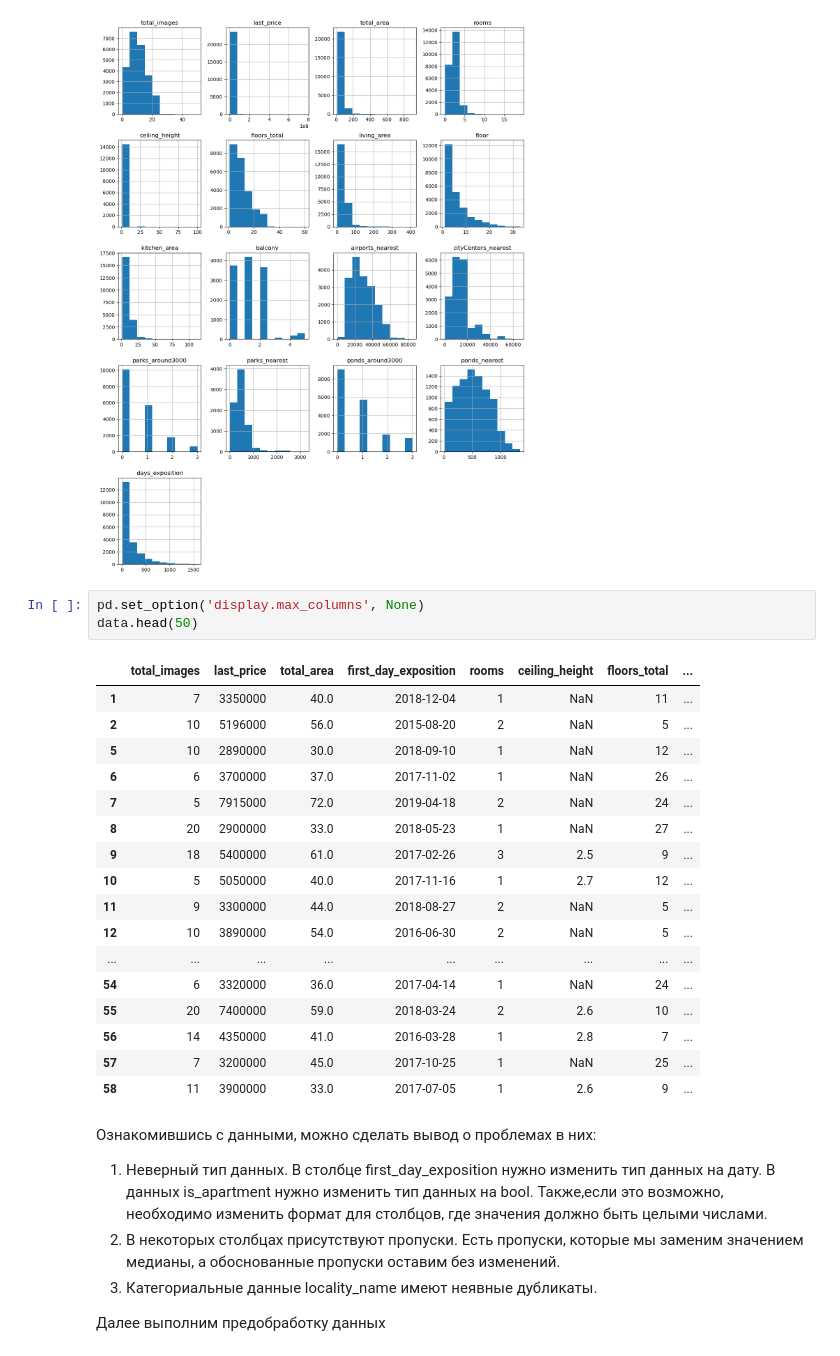
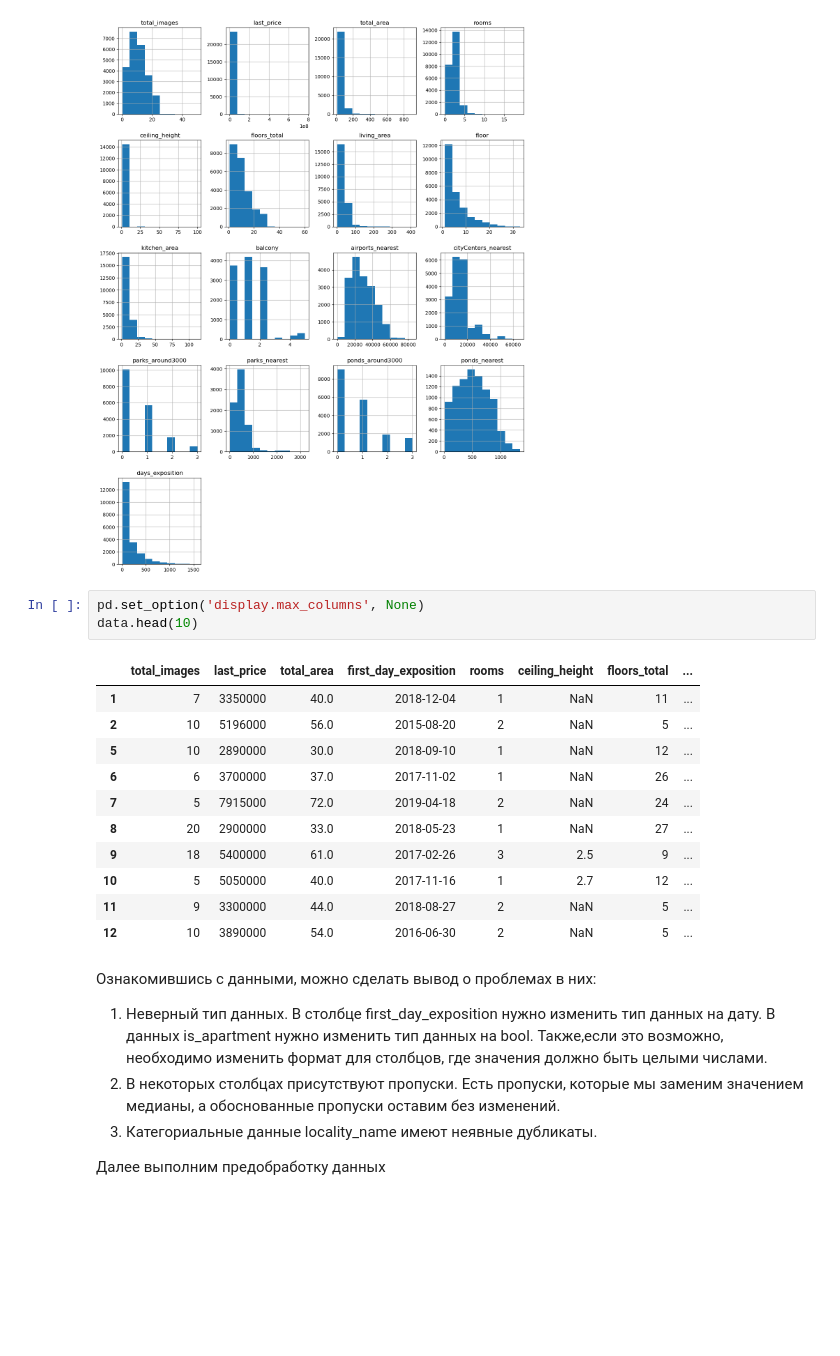
Before and after one commit to RomanVX/DS-project, a Jupyter notebook: project.ipynb, the cells around one changed output. Drawn from its saved outputs; the diff is of its cells as text; blank space fills up the shorter version.

```diff
--- a/project.ipynb
+++ b/project.ipynb
@@ -36,25 +36,19 @@ memory usage: 3.7+ MB
 [figure]
 # %%
 pd.set_option('display.max_columns', None)
-data.head(50)
+data.head(10)
 # %% [output]
 |  | total_images | last_price | total_area | first_day_exposition | rooms | ceiling_height | floors_total | ... |
 | 1 | 7 | 3350000 | 40.0 | 2018-12-04 | 1 | NaN | 11 | ... |
 | 2 | 10 | 5196000 | 56.0 | 2015-08-20 | 2 | NaN | 5 | ... |
 | 5 | 10 | 2890000 | 30.0 | 2018-09-10 | 1 | NaN | 12 | ... |
 | 6 | 6 | 3700000 | 37.0 | 2017-11-02 | 1 | NaN | 26 | ... |
 | 7 | 5 | 7915000 | 72.0 | 2019-04-18 | 2 | NaN | 24 | ... |
 | 8 | 20 | 2900000 | 33.0 | 2018-05-23 | 1 | NaN | 27 | ... |
 | 9 | 18 | 5400000 | 61.0 | 2017-02-26 | 3 | 2.5 | 9 | ... |
 | 10 | 5 | 5050000 | 40.0 | 2017-11-16 | 1 | 2.7 | 12 | ... |
 | 11 | 9 | 3300000 | 44.0 | 2018-08-27 | 2 | NaN | 5 | ... |
 | 12 | 10 | 3890000 | 54.0 | 2016-06-30 | 2 | NaN | 5 | ... |
-| ... | ... | ... | ... | ... | ... | ... | ... | ... |
-| 54 | 6 | 3320000 | 36.0 | 2017-04-14 | 1 | NaN | 24 | ... |
-| 55 | 20 | 7400000 | 59.0 | 2018-03-24 | 2 | 2.6 | 10 | ... |
-| 56 | 14 | 4350000 | 41.0 | 2016-03-28 | 1 | 2.8 | 7 | ... |
-| 57 | 7 | 3200000 | 45.0 | 2017-10-25 | 1 | NaN | 25 | ... |
-| 58 | 11 | 3900000 | 33.0 | 2017-07-05 | 1 | 2.6 | 9 | ... |
 # %% [markdown]
 Ознакомившись с данными, можно сделать вывод о проблемах в них:
     <ol>
```
Also changed, not shown: parts of 10 cells of this notebook.
